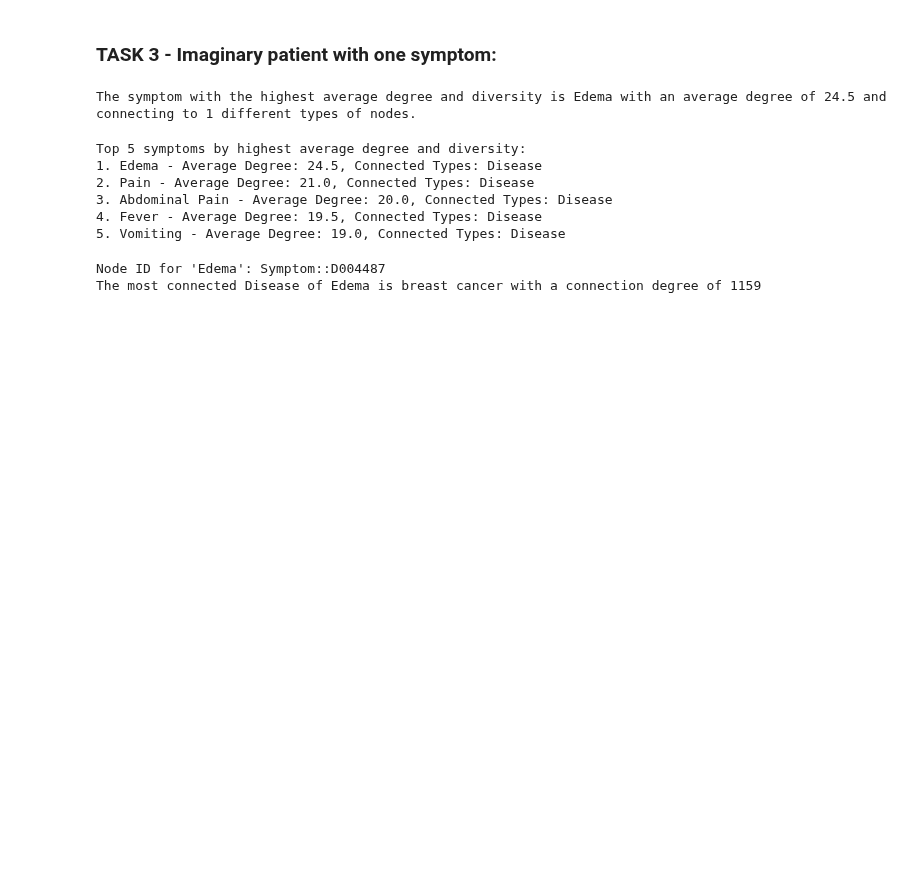
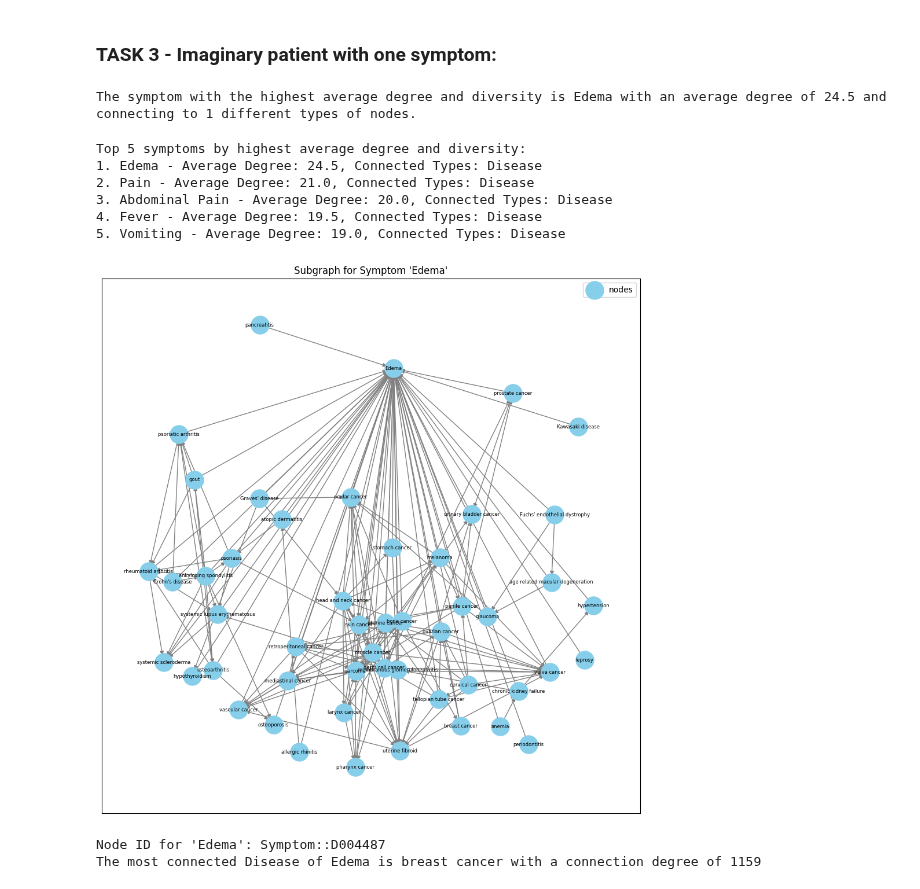
Before and after one commit to MatteoFerraresi/ac4da_project, a Jupyter notebook: script.ipynb, the cells around one changed output. Drawn from its saved outputs; the diff is of its cells as text; code cells hidden in the pictures; blank space fills up the shorter version.

```diff
--- a/script.ipynb
+++ b/script.ipynb
@@ -420,6 +420,37 @@ Top 5 symptoms by highest average degree and diversity:
 3. Abdominal Pain - Average Degree: 20.0, Connected Types: Disease
 4. Fever - Average Degree: 19.5, Connected Types: Disease
 5. Vomiting - Average Degree: 19.0, Connected Types: Disease
+# %%
+import matplotlib.pyplot as plt
+import networkx as nx
+
+def extract_and_visualize_subgraph(G, symptom_name):
+    # Find the node ID for the symptom
+    symptom_id = next((node for node, attrs in G.nodes(data=True) if attrs.get('name') == symptom_name and attrs.get('kind') == 'Symptom'), None)
+
+    if not symptom_id:
+        print(f"No symptom found with the name '{symptom_name}'.")
+        return
+
+    # Get the subgraph for "Edema" and its immediate neighbors
+    neighbors = list(G.predecessors(symptom_id)) + list(G.successors(symptom_id))
+    neighbors.append(symptom_id)  # Include "Edema" in the subgraph
+    subgraph = G.subgraph(neighbors)
+
+    # Draw the subgraph
+    pos = nx.spring_layout(subgraph)  # positions for all nodes
+    plt.figure(figsize=(12, 12))
+    nx.draw_networkx_nodes(subgraph, pos, node_size=500, node_color='skyblue', label='nodes')
+    nx.draw_networkx_edges(subgraph, pos, edgelist=subgraph.edges(), edge_color='gray')
+    nx.draw_networkx_labels(subgraph, pos, labels={n: G.nodes[n]['name'] for n in subgraph.nodes()}, font_size=6)  # Smaller font size
+    plt.title("Subgraph for Symptom 'Edema'")
+    plt.legend()
+    plt.show()
+
+# Assuming H is your directed graph
+extract_and_visualize_subgraph(H, "Edema")
+# %% [output]
+[figure, added]
 # %%
 # Function to find the node ID by the name and kind
 def find_node_id_by_name_and_kind(H, name, kind):
```
Also changed, not shown: parts of 2 cells of this notebook.
